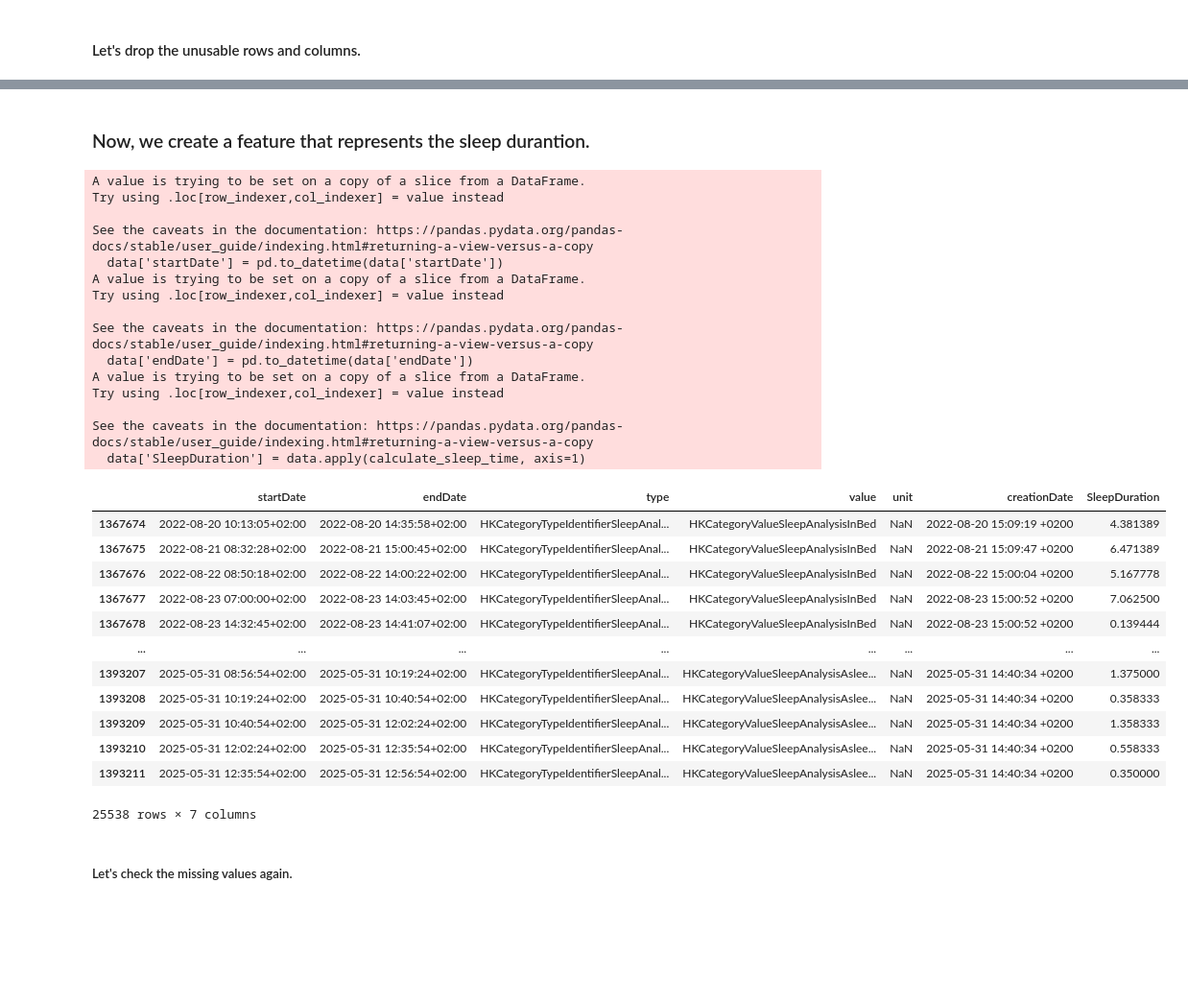
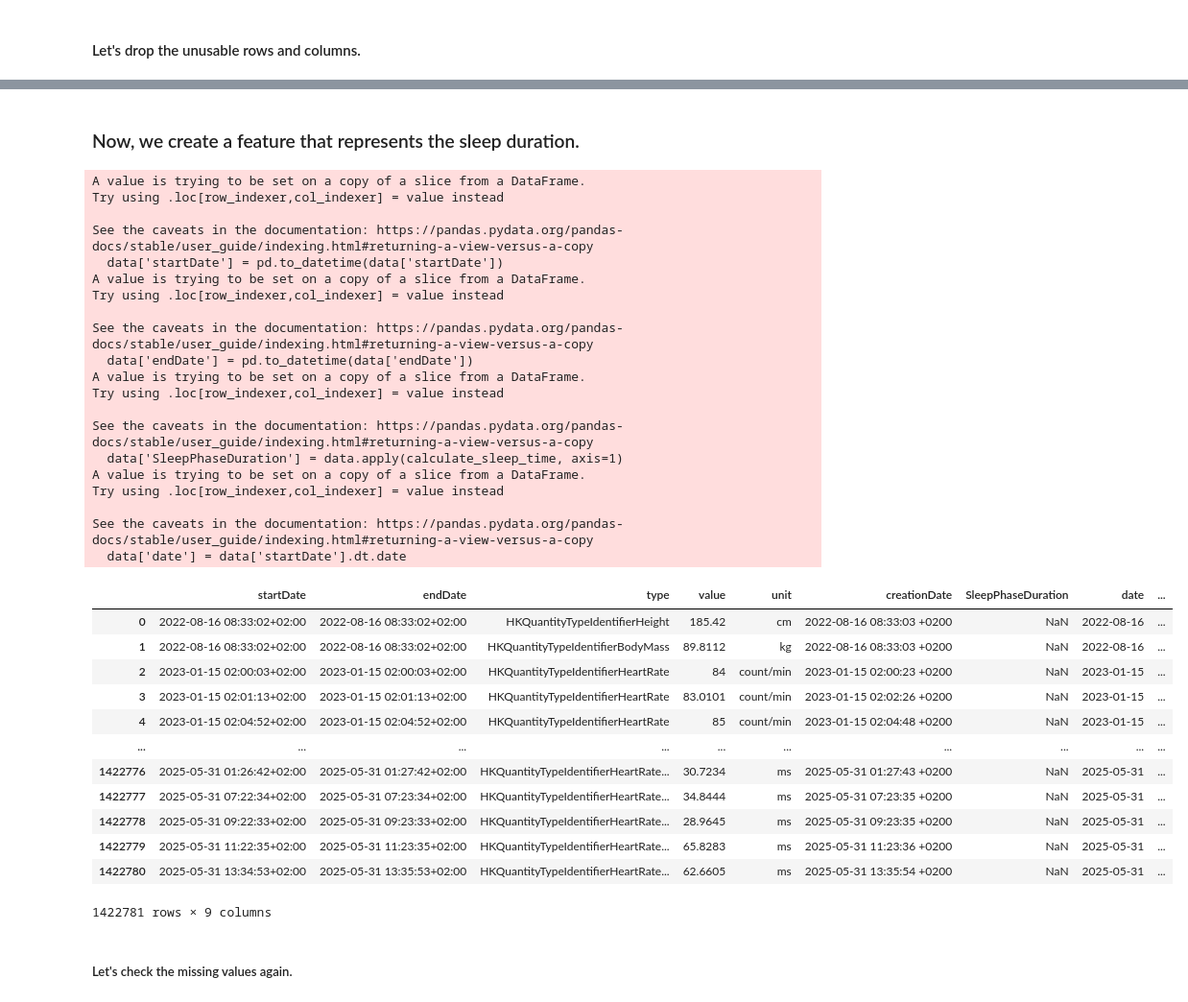
Before and after one commit to ERJLM/ML4QS, a Jupyter notebook: src/data_collection.ipynb, the cells around one changed output, grey strips where cells are left out. Shown at 96% size. Cells and saved outputs as stored; diff of their text form; code cells hidden in the pictures; blank space fills up the shorter version.

```diff
--- a/src/data_collection.ipynb
+++ b/src/data_collection.ipynb
@@ -166,49 +166,73 @@ data
 1422781 rows × 6 columns
 # %% [markdown]
-### Now, we create a feature that represents the sleep durantion.
+### Now, we create a feature that represents the sleep duration.
 # %%
-# Ensure date columns are parsed as datetime objects
+import pandas as pd
+
+# Ensure date columns are datetime
 data['startDate'] = pd.to_datetime(data['startDate'])
 data['endDate'] = pd.to_datetime(data['endDate'])
 
-# Calculate SleepTime only for sleep analysis rows
+# 1. Calculate sleep duration per phase (in hours)
 def calculate_sleep_time(row):
     if row['type'] == 'HKCategoryTypeIdentifierSleepAnalysis':
         return (row['endDate'] - row['startDate']).total_seconds() / 3600
     else:
         return None  # or np.nan if using numpy
 
-data['SleepDuration'] = data.apply(calculate_sleep_time, axis=1)
-data[data['type'] == 'HKCategoryTypeIdentifierSleepAnalysis']
+data['SleepPhaseDuration'] = data.apply(calculate_sleep_time, axis=1)
+
+# 2. Add a 'date' column based on startDate
+data['date'] = data['startDate'].dt.date
+
+# 3. Calculate total sleep per day (only for sleep analysis rows)
+sleep_phases = data[data['type'] == 'HKCategoryTypeIdentifierSleepAnalysis'].copy()
+
+# Group by date and sum SleepDuration
+daily_totals = (
+    sleep_phases
+    .groupby('date')['SleepPhaseDuration']
+    .sum()
+    .reset_index(name='TotalSleepDuration')
+)
+
+# 4. Merge total sleep back into the original data
+data = data.merge(daily_totals, on='date', how='left')
+data
 # %% [output]
 A value is trying to be set on a copy of a slice from a DataFrame.
 Try using .loc[row_indexer,col_indexer] = value instead
 
 See the caveats in the documentation: https://pandas.pydata.org/pandas-docs/stable/user_guide/indexing.html#returning-a-view-versus-a-copy
   data['startDate'] = pd.to_datetime(data['startDate'])
 A value is trying to be set on a copy of a slice from a DataFrame.
 Try using .loc[row_indexer,col_indexer] = value instead
 
 See the caveats in the documentation: https://pandas.pydata.org/pandas-docs/stable/user_guide/indexing.html#returning-a-view-versus-a-copy
   data['endDate'] = pd.to_datetime(data['endDate'])
 A value is trying to be set on a copy of a slice from a DataFrame.
 Try using .loc[row_indexer,col_indexer] = value instead
 
 See the caveats in the documentation: https://pandas.pydata.org/pandas-docs/stable/user_guide/indexing.html#returning-a-view-versus-a-copy
-  data['SleepDuration'] = data.apply(calculate_sleep_time, axis=1)
+  data['SleepPhaseDuration'] = data.apply(calculate_sleep_time, axis=1)
+A value is trying to be set on a copy of a slice from a DataFrame.
+Try using .loc[row_indexer,col_indexer] = value instead
+
+See the caveats in the documentation: https://pandas.pydata.org/pandas-docs/stable/user_guide/indexing.html#returning-a-view-versus-a-copy
+  data['date'] = data['startDate'].dt.date
-|  | startDate | endDate | type | value | unit | creationDate | SleepDuration |
-| 1367674 | 2022-08-20 10:13:05+02:00 | 2022-08-20 14:35:58+02:00 | HKCategoryTypeIdentifierSleepAnal... | HKCategoryValueSleepAnalysisInBed | NaN | 2022-08-20 15:09:19 +0200 | 4.381389 |
-| 1367675 | 2022-08-21 08:32:28+02:00 | 2022-08-21 15:00:45+02:00 | HKCategoryTypeIdentifierSleepAnal... | HKCategoryValueSleepAnalysisInBed | NaN | 2022-08-21 15:09:47 +0200 | 6.471389 |
-| 1367676 | 2022-08-22 08:50:18+02:00 | 2022-08-22 14:00:22+02:00 | HKCategoryTypeIdentifierSleepAnal... | HKCategoryValueSleepAnalysisInBed | NaN | 2022-08-22 15:00:04 +0200 | 5.167778 |
-| 1367677 | 2022-08-23 07:00:00+02:00 | 2022-08-23 14:03:45+02:00 | HKCategoryTypeIdentifierSleepAnal... | HKCategoryValueSleepAnalysisInBed | NaN | 2022-08-23 15:00:52 +0200 | 7.062500 |
-| 1367678 | 2022-08-23 14:32:45+02:00 | 2022-08-23 14:41:07+02:00 | HKCategoryTypeIdentifierSleepAnal... | HKCategoryValueSleepAnalysisInBed | NaN | 2022-08-23 15:00:52 +0200 | 0.139444 |
-| ... | ... | ... | ... | ... | ... | ... | ... |
-| 1393207 | 2025-05-31 08:56:54+02:00 | 2025-05-31 10:19:24+02:00 | HKCategoryTypeIdentifierSleepAnal... | HKCategoryValueSleepAnalysisAslee... | NaN | 2025-05-31 14:40:34 +0200 | 1.375000 |
-| 1393208 | 2025-05-31 10:19:24+02:00 | 2025-05-31 10:40:54+02:00 | HKCategoryTypeIdentifierSleepAnal... | HKCategoryValueSleepAnalysisAslee... | NaN | 2025-05-31 14:40:34 +0200 | 0.358333 |
-| 1393209 | 2025-05-31 10:40:54+02:00 | 2025-05-31 12:02:24+02:00 | HKCategoryTypeIdentifierSleepAnal... | HKCategoryValueSleepAnalysisAslee... | NaN | 2025-05-31 14:40:34 +0200 | 1.358333 |
-| 1393210 | 2025-05-31 12:02:24+02:00 | 2025-05-31 12:35:54+02:00 | HKCategoryTypeIdentifierSleepAnal... | HKCategoryValueSleepAnalysisAslee... | NaN | 2025-05-31 14:40:34 +0200 | 0.558333 |
-| 1393211 | 2025-05-31 12:35:54+02:00 | 2025-05-31 12:56:54+02:00 | HKCategoryTypeIdentifierSleepAnal... | HKCategoryValueSleepAnalysisAslee... | NaN | 2025-05-31 14:40:34 +0200 | 0.350000 |
+|  | startDate | endDate | type | value | unit | creationDate | SleepPhaseDuration | date | ... |
+| 0 | 2022-08-16 08:33:02+02:00 | 2022-08-16 08:33:02+02:00 | HKQuantityTypeIdentifierHeight | 185.42 | cm | 2022-08-16 08:33:03 +0200 | NaN | 2022-08-16 | ... |
+| 1 | 2022-08-16 08:33:02+02:00 | 2022-08-16 08:33:02+02:00 | HKQuantityTypeIdentifierBodyMass | 89.8112 | kg | 2022-08-16 08:33:03 +0200 | NaN | 2022-08-16 | ... |
+| 2 | 2023-01-15 02:00:03+02:00 | 2023-01-15 02:00:03+02:00 | HKQuantityTypeIdentifierHeartRate | 84 | count/min | 2023-01-15 02:00:23 +0200 | NaN | 2023-01-15 | ... |
+| 3 | 2023-01-15 02:01:13+02:00 | 2023-01-15 02:01:13+02:00 | HKQuantityTypeIdentifierHeartRate | 83.0101 | count/min | 2023-01-15 02:02:26 +0200 | NaN | 2023-01-15 | ... |
+| 4 | 2023-01-15 02:04:52+02:00 | 2023-01-15 02:04:52+02:00 | HKQuantityTypeIdentifierHeartRate | 85 | count/min | 2023-01-15 02:04:48 +0200 | NaN | 2023-01-15 | ... |
+| ... | ... | ... | ... | ... | ... | ... | ... | ... | ... |
+| 1422776 | 2025-05-31 01:26:42+02:00 | 2025-05-31 01:27:42+02:00 | HKQuantityTypeIdentifierHeartRate... | 30.7234 | ms | 2025-05-31 01:27:43 +0200 | NaN | 2025-05-31 | ... |
+| 1422777 | 2025-05-31 07:22:34+02:00 | 2025-05-31 07:23:34+02:00 | HKQuantityTypeIdentifierHeartRate... | 34.8444 | ms | 2025-05-31 07:23:35 +0200 | NaN | 2025-05-31 | ... |
+| 1422778 | 2025-05-31 09:22:33+02:00 | 2025-05-31 09:23:33+02:00 | HKQuantityTypeIdentifierHeartRate... | 28.9645 | ms | 2025-05-31 09:23:35 +0200 | NaN | 2025-05-31 | ... |
+| 1422779 | 2025-05-31 11:22:35+02:00 | 2025-05-31 11:23:35+02:00 | HKQuantityTypeIdentifierHeartRate... | 65.8283 | ms | 2025-05-31 11:23:36 +0200 | NaN | 2025-05-31 | ... |
+| 1422780 | 2025-05-31 13:34:53+02:00 | 2025-05-31 13:35:53+02:00 | HKQuantityTypeIdentifierHeartRate... | 62.6605 | ms | 2025-05-31 13:35:54 +0200 | NaN | 2025-05-31 | ... |
-25538 rows × 7 columns
+1422781 rows × 9 columns
 # %% [markdown]
 ##### Let's check the missing values again.
 # %%
```
Also changed, not shown: parts of 7 cells of this notebook, 3 other files.
